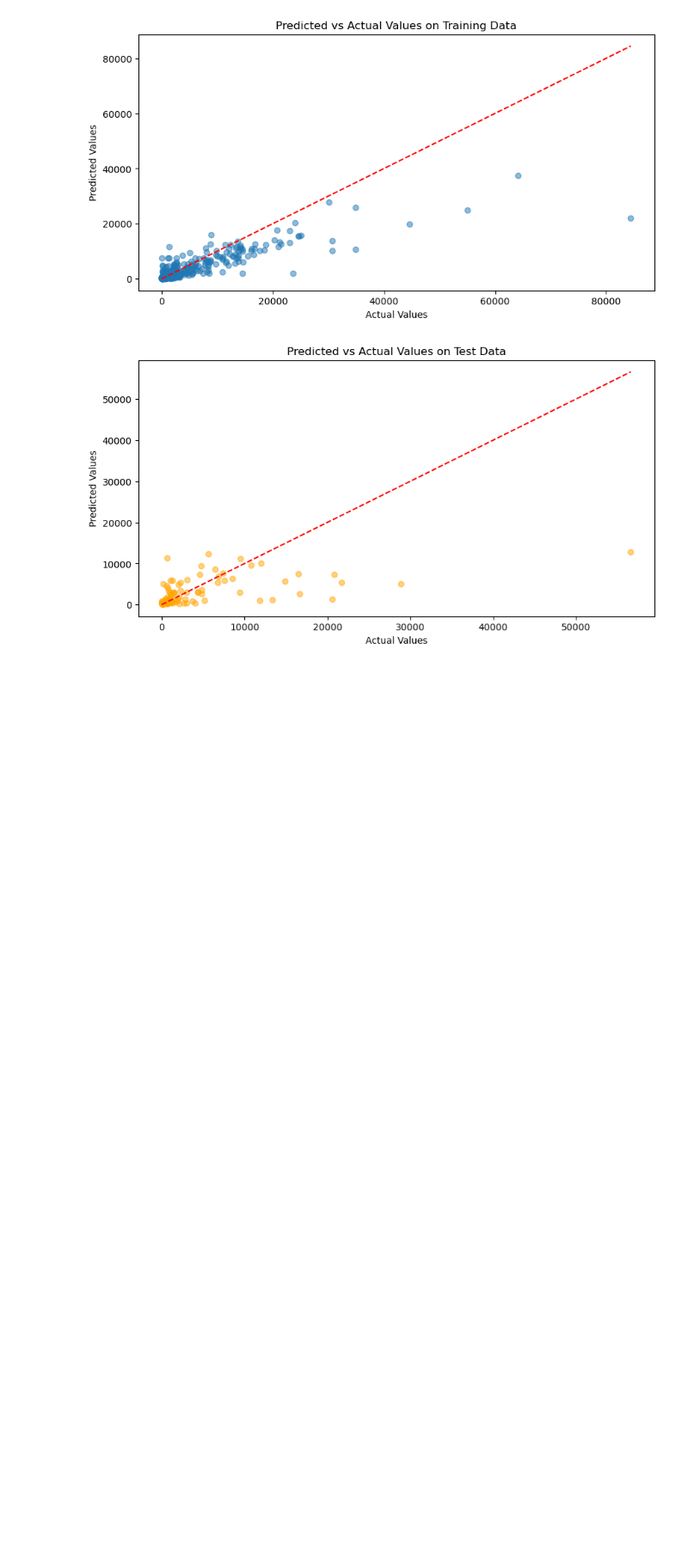
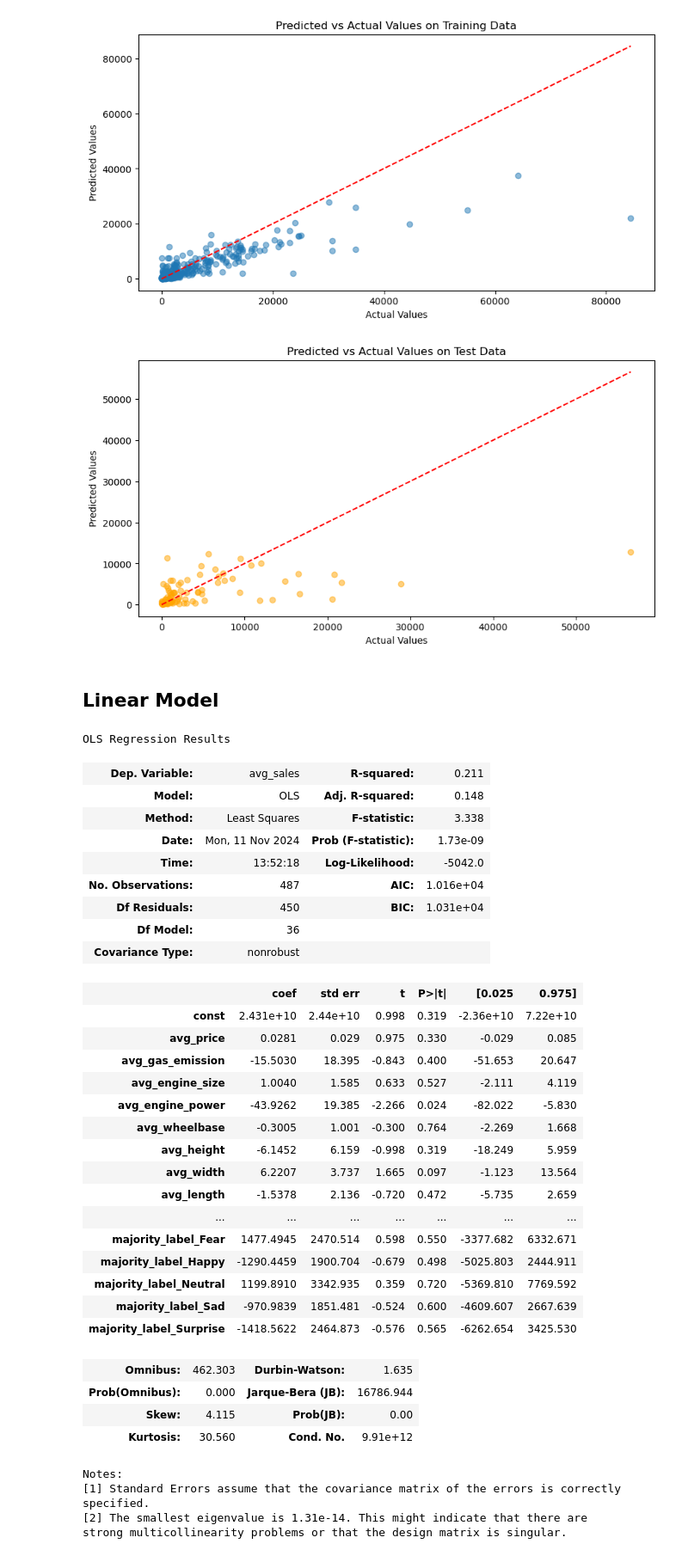
Before and after one commit to Kaifeng-Gao/Carismatic, a Jupyter notebook: neuralNetwork_car_retail.ipynb, the cells around one changed output. Shown at 86% size. Drawn from its saved outputs; the diff is of its cells as text; code cells hidden in the pictures; blank space fills up the shorter version.

```diff
--- a/neuralNetwork_car_retail.ipynb
+++ b/neuralNetwork_car_retail.ipynb
@@ -299,3 +301,5 @@ Training MAE: 2274.6826, Training MSE: 28217680.0000
 Test MAE: 3073.3384, Test MSE: 44850428.0000
 [figure]
 [figure]
+# %% [markdown]
+## Linear Model
@@ -301,0 +311,58 @@ Test MAE: 3073.3384, Test MSE: 44850428.0000
+# %%
+# Load the dataset
+df = pd.read_csv('final_no_na_df.csv')
+
+# Define target variable and drop high-cardinality categorical variables
+X = df.drop(columns=['Unnamed: 0', 'avg_sales', 'Maker', 'Genmodel', 'Genmodel_ID'])
+y = df['avg_sales']
+
+# One-hot encode the categorical variables
+X = pd.get_dummies(X, drop_first=True)
+
+# Add a constant to the model (intercept)
+X = sm.add_constant(X)
+
+bool_cols = X.select_dtypes(include=['bool']).columns
+X[bool_cols] = X[bool_cols].astype(int)
+
+# Fit the linear regression model
+model = sm.OLS(y, X).fit()
+
+# Output the model summary
+model_summary = model.summary()
+model_summary
+# %% [output]
+OLS Regression Results
+| Dep. Variable: | avg_sales | R-squared: | 0.211 |
+| Model: | OLS | Adj. R-squared: | 0.148 |
+| Method: | Least Squares | F-statistic: | 3.338 |
+| Date: | Mon, 11 Nov 2024 | Prob (F-statistic): | 1.73e-09 |
+| Time: | 13:52:18 | Log-Likelihood: | -5042.0 |
+| No. Observations: | 487 | AIC: | 1.016e+04 |
+| Df Residuals: | 450 | BIC: | 1.031e+04 |
+| Df Model: | 36 |  |  |
+| Covariance Type: | nonrobust |  |  |
+|  | coef | std err | t | P>|t| | [0.025 | 0.975] |
+| const | 2.431e+10 | 2.44e+10 | 0.998 | 0.319 | -2.36e+10 | 7.22e+10 |
+| avg_price | 0.0281 | 0.029 | 0.975 | 0.330 | -0.029 | 0.085 |
+| avg_gas_emission | -15.5030 | 18.395 | -0.843 | 0.400 | -51.653 | 20.647 |
+| avg_engine_size | 1.0040 | 1.585 | 0.633 | 0.527 | -2.111 | 4.119 |
+| avg_engine_power | -43.9262 | 19.385 | -2.266 | 0.024 | -82.022 | -5.830 |
+| avg_wheelbase | -0.3005 | 1.001 | -0.300 | 0.764 | -2.269 | 1.668 |
+| avg_height | -6.1452 | 6.159 | -0.998 | 0.319 | -18.249 | 5.959 |
+| avg_width | 6.2207 | 3.737 | 1.665 | 0.097 | -1.123 | 13.564 |
+| avg_length | -1.5378 | 2.136 | -0.720 | 0.472 | -5.735 | 2.659 |
+| ... | ... | ... | ... | ... | ... | ... |
+| majority_label_Fear | 1477.4945 | 2470.514 | 0.598 | 0.550 | -3377.682 | 6332.671 |
+| majority_label_Happy | -1290.4459 | 1900.704 | -0.679 | 0.498 | -5025.803 | 2444.911 |
+| majority_label_Neutral | 1199.8910 | 3342.935 | 0.359 | 0.720 | -5369.810 | 7769.592 |
+| majority_label_Sad | -970.9839 | 1851.481 | -0.524 | 0.600 | -4609.607 | 2667.639 |
+| majority_label_Surprise | -1418.5622 | 2464.873 | -0.576 | 0.565 | -6262.654 | 3425.530 |
+| Omnibus: | 462.303 | Durbin-Watson: | 1.635 |
+| Prob(Omnibus): | 0.000 | Jarque-Bera (JB): | 16786.944 |
+| Skew: | 4.115 | Prob(JB): | 0.00 |
+| Kurtosis: | 30.560 | Cond. No. | 9.91e+12 |
+Notes:
+[1] Standard Errors assume that the covariance matrix of the errors is correctly specified.
+[2] The smallest eigenvalue is 1.31e-14. This might indicate that there are
+strong multicollinearity problems or that the design matrix is singular.
```
Also changed, not shown: parts of 4 cells of this notebook.
